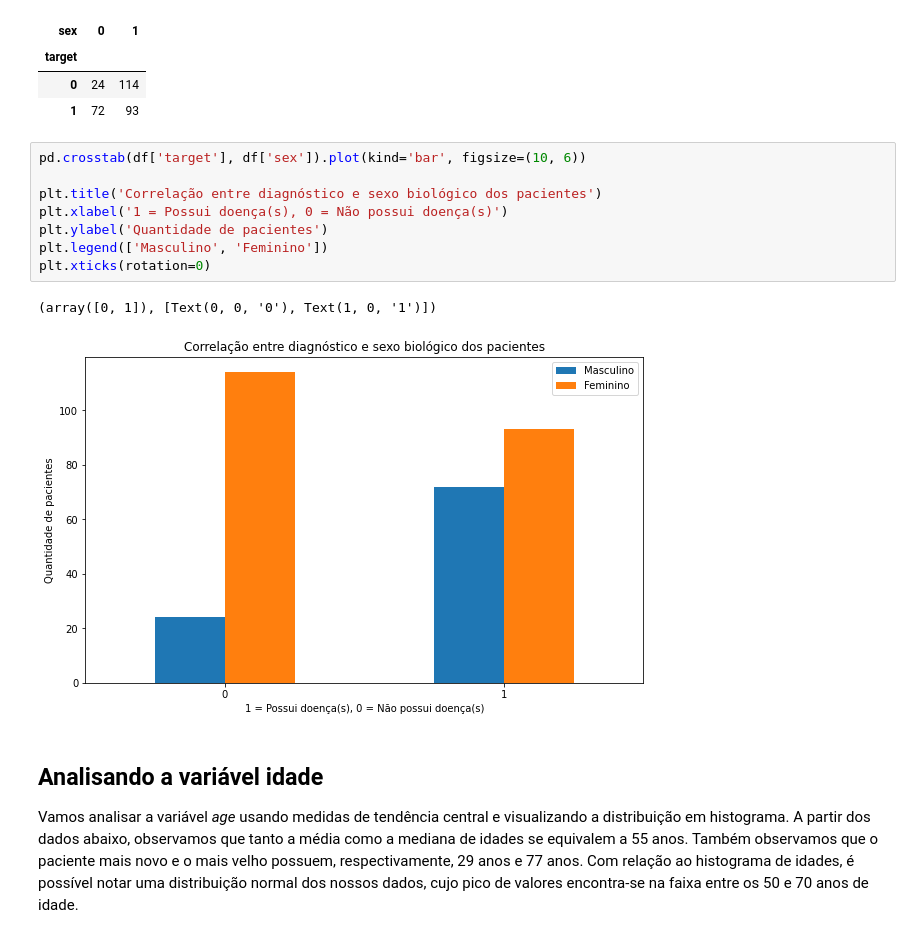
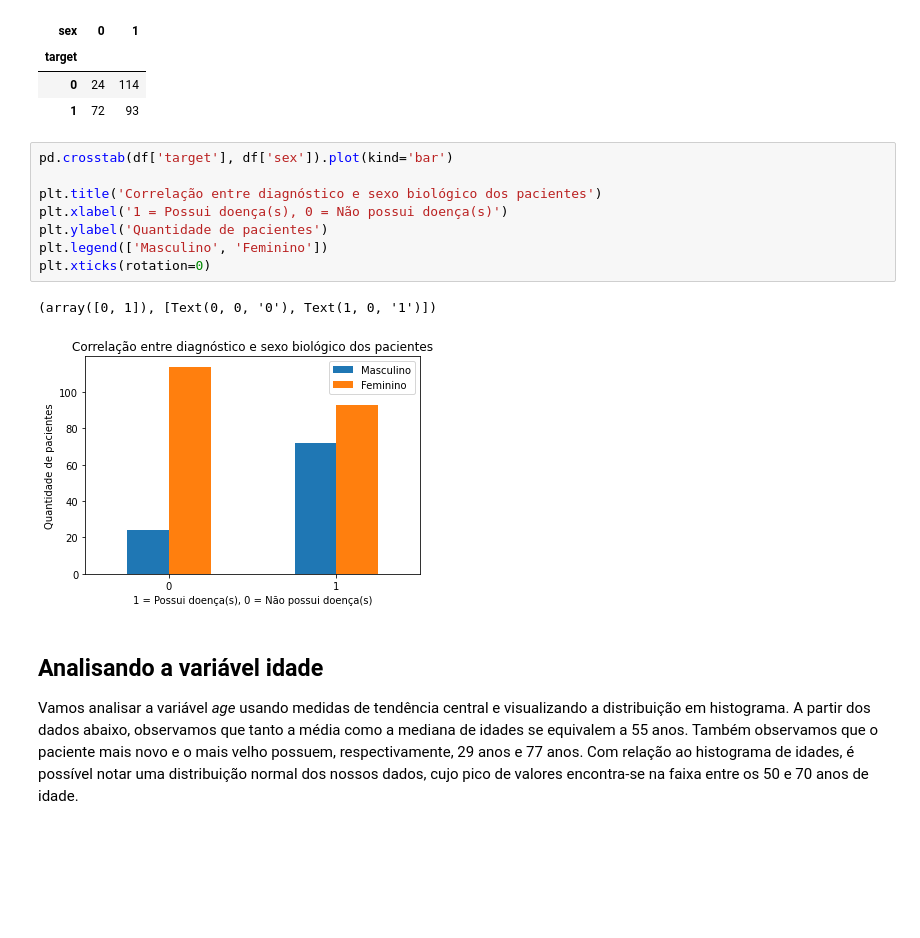
Before and after one commit to ej0733/machine-learning-projects, a Jupyter notebook: heart-disease-classification.ipynb, the cells around one changed output. Cells and saved outputs as stored; diff of their text form; blank space fills up the shorter version.

```diff
--- a/heart-disease-classification.ipynb
+++ b/heart-disease-classification.ipynb
@@ -139,16 +147,16 @@ pd.crosstab(df['target'], df['sex'])
 | 0 | 24 | 114 |
 | 1 | 72 | 93 |
 # %%
-pd.crosstab(df['target'], df['sex']).plot(kind='bar', figsize=(10, 6))
+pd.crosstab(df['target'], df['sex']).plot(kind='bar')
 
 plt.title('Correlação entre diagnóstico e sexo biológico dos pacientes')
 plt.xlabel('1 = Possui doença(s), 0 = Não possui doença(s)')
 plt.ylabel('Quantidade de pacientes')
 plt.legend(['Masculino', 'Feminino'])
 plt.xticks(rotation=0)
 # %% [output]
 (array([0, 1]), [Text(0, 0, '0'), Text(1, 0, '1')])
-[figure, old version]
+[figure, new version]
 # %% [markdown]
 ## Analisando a variável idade
 
```
Also changed, not shown: parts of 15 cells of this notebook.
